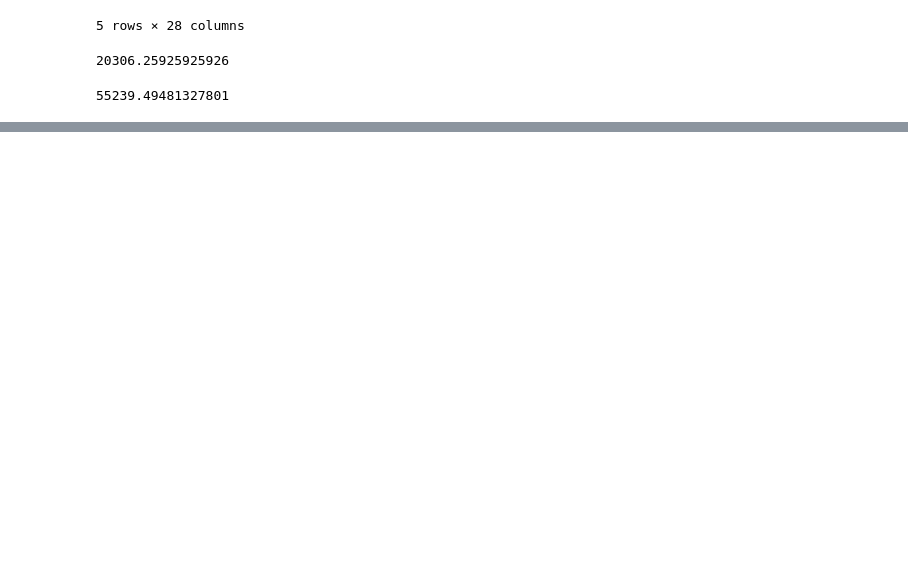
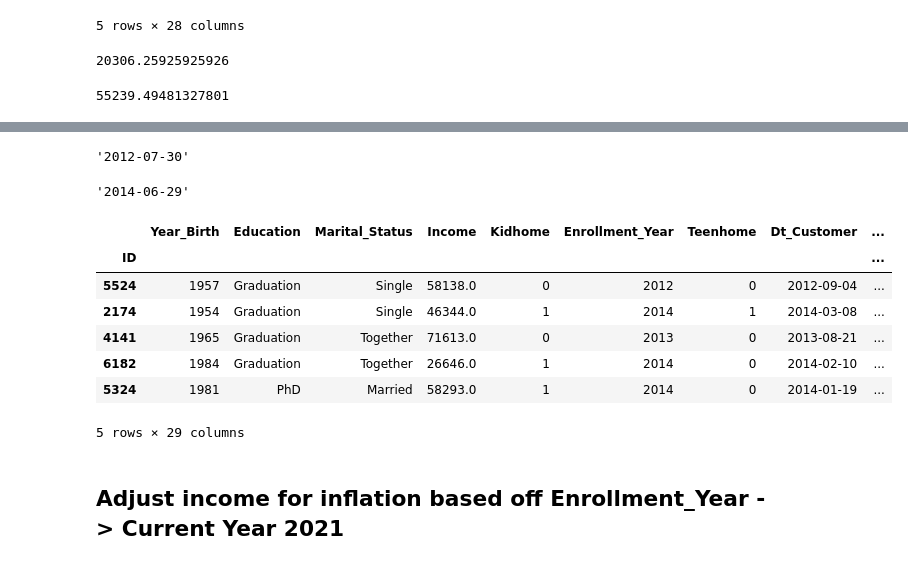
Before and after one commit to Jose-Servin/DataCamp, a Jupyter notebook: Projects/Customer_Personality_Analysis/CPA.ipynb, the cells around one changed output, grey strips where cells are left out. Drawn from its saved outputs; the diff is of its cells as text; code cells hidden in the pictures; blank space fills up the shorter version.

```diff
--- a/Projects/Customer_Personality_Analysis/CPA.ipynb
+++ b/Projects/Customer_Personality_Analysis/CPA.ipynb
@@ -385,0 +440,24 @@ phd_education['Income'].mean()
+# %%
+master_data.Dt_Customer.min()
+# %% [output]
+'2012-07-30'
+# %%
+master_data.Dt_Customer.max()
+# %% [output]
+'2014-06-29'
+# %%
+# Add Enrollment_Year column to DF
+master_data.insert(loc=5, column='Enrollment_Year', value= pd.DatetimeIndex(master_data['Dt_Customer']).year)
+# %%
+master_data.head()
+# %% [output]
+|  | Year_Birth | Education | Marital_Status | Income | Kidhome | Enrollment_Year | Teenhome | Dt_Customer | ... |
+| ID |  |  |  |  |  |  |  |  | ... |
+| 5524 | 1957 | Graduation | Single | 58138.0 | 0 | 2012 | 0 | 2012-09-04 | ... |
+| 2174 | 1954 | Graduation | Single | 46344.0 | 1 | 2014 | 1 | 2014-03-08 | ... |
+| 4141 | 1965 | Graduation | Together | 71613.0 | 0 | 2013 | 0 | 2013-08-21 | ... |
+| 6182 | 1984 | Graduation | Together | 26646.0 | 1 | 2014 | 0 | 2014-02-10 | ... |
+| 5324 | 1981 | PhD | Married | 58293.0 | 1 | 2014 | 0 | 2014-01-19 | ... |
+5 rows × 29 columns
+# %% [markdown]
+## Adjust income for inflation based off Enrollment_Year -> Current Year 2021
```
Also changed, not shown: parts of 20 cells of this notebook.
